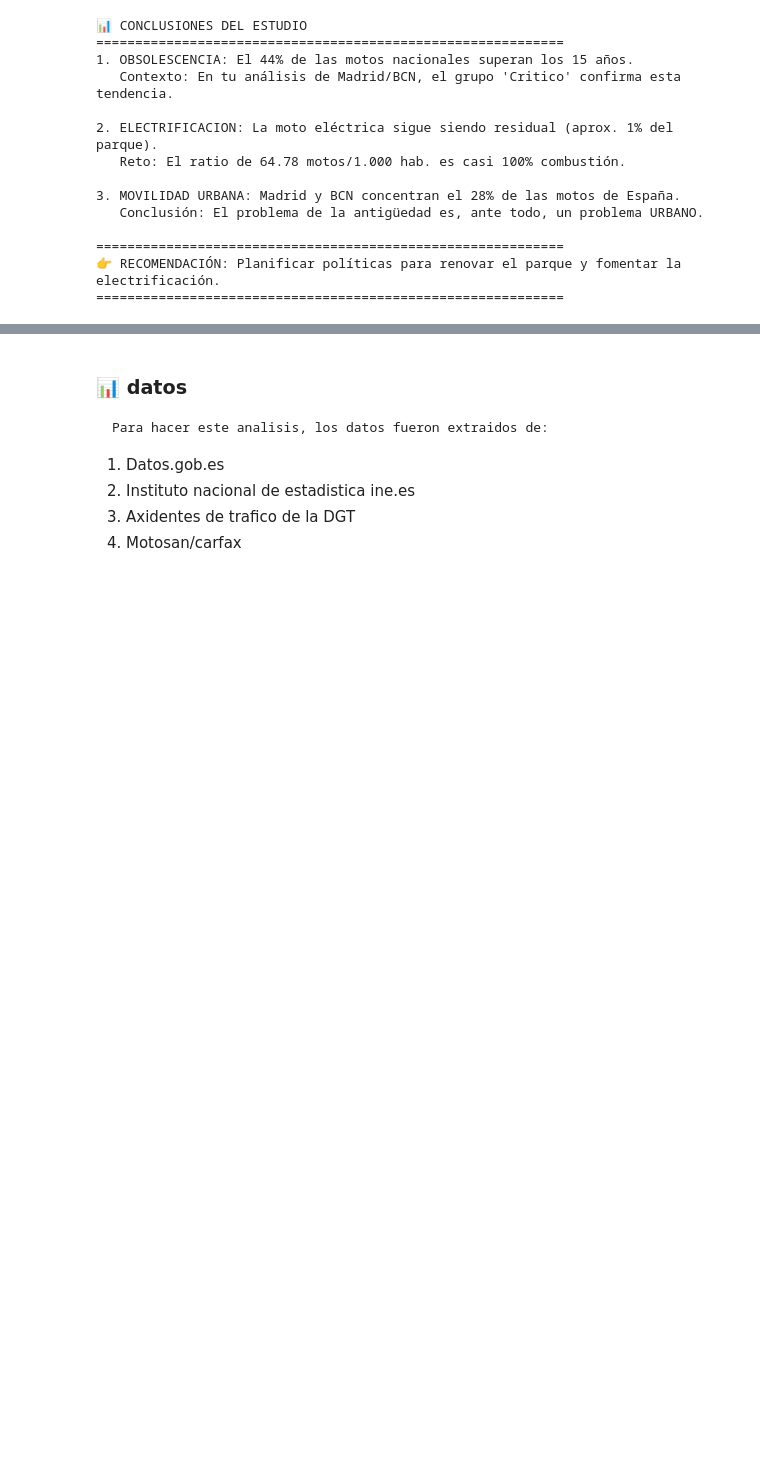
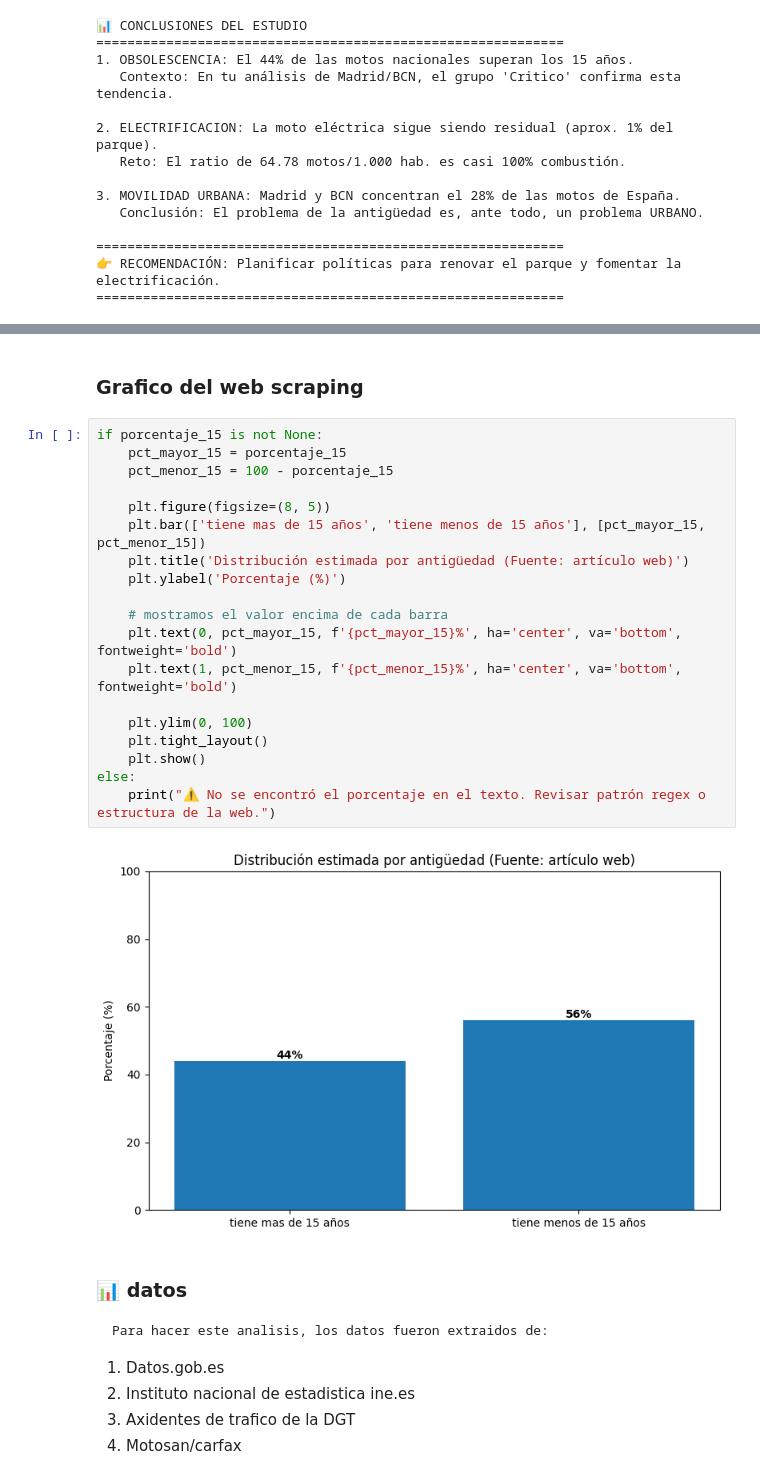
Before and after one commit to juancmogordoy1/analisis_parque_motos_espa-a, a Jupyter notebook: PROYECTO MOTOS.ipynb, the cells around one changed output, grey strips where cells are left out. Drawn from its saved outputs; the diff is of its cells as text; blank space fills up the shorter version.

```diff
--- a/PROYECTO MOTOS.ipynb
+++ b/PROYECTO MOTOS.ipynb
@@ -427,3 +431,26 @@ print("="*60)
+# %% [markdown]
+### Grafico del web scraping
+# %%
+if porcentaje_15 is not None:
+    pct_mayor_15 = porcentaje_15
+    pct_menor_15 = 100 - porcentaje_15
+
+    plt.figure(figsize=(8, 5))
+    plt.bar(['tiene mas de 15 años', 'tiene menos de 15 años'], [pct_mayor_15, pct_menor_15])
+    plt.title('Distribución estimada por antigüedad (Fuente: artículo web)')
+    plt.ylabel('Porcentaje (%)')
+
+    # mostramos el valor encima de cada barra
+    plt.text(0, pct_mayor_15, f'{pct_mayor_15}%', ha='center', va='bottom', fontweight='bold')
+    plt.text(1, pct_menor_15, f'{pct_menor_15}%', ha='center', va='bottom', fontweight='bold')
+
+    plt.ylim(0, 100)
+    plt.tight_layout()
+    plt.show()
+else:
+    print("⚠️ No se encontró el porcentaje en el texto. Revisar patrón regex o estructura de la web.")
+# %% [output]
+[figure, added]
 # %% [markdown]
 ### 📊 datos
     Para hacer este analisis, los datos fueron extraidos de:
```
Also changed, not shown: parts of 24 cells of this notebook, 1 other file.
